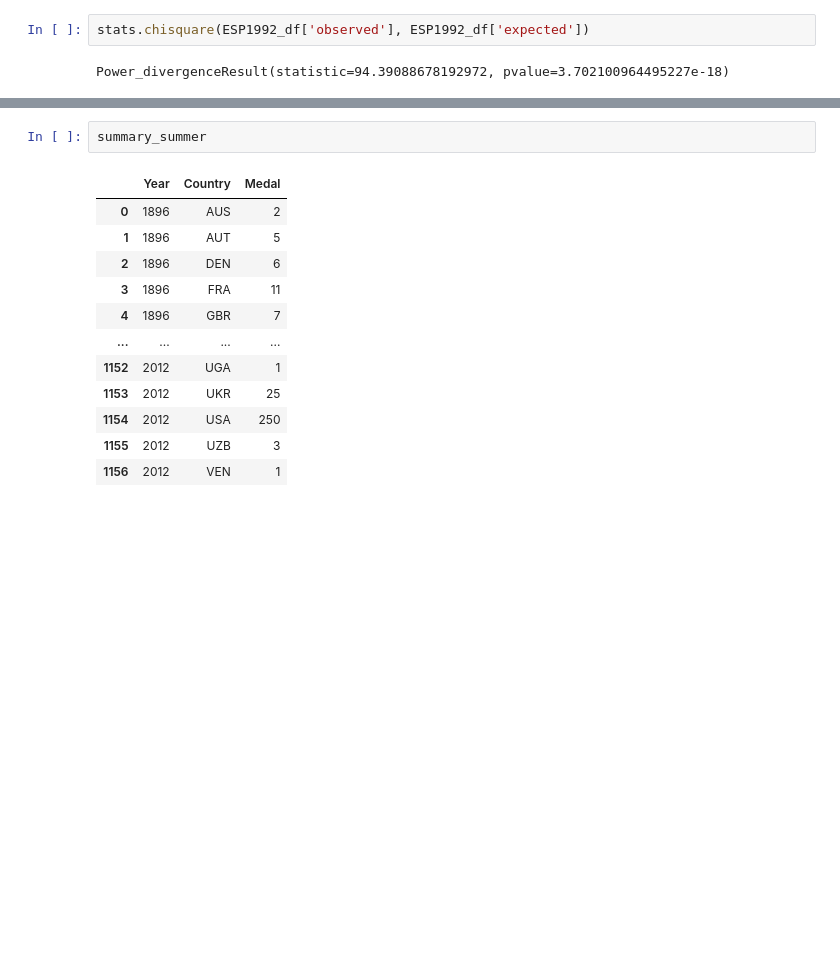
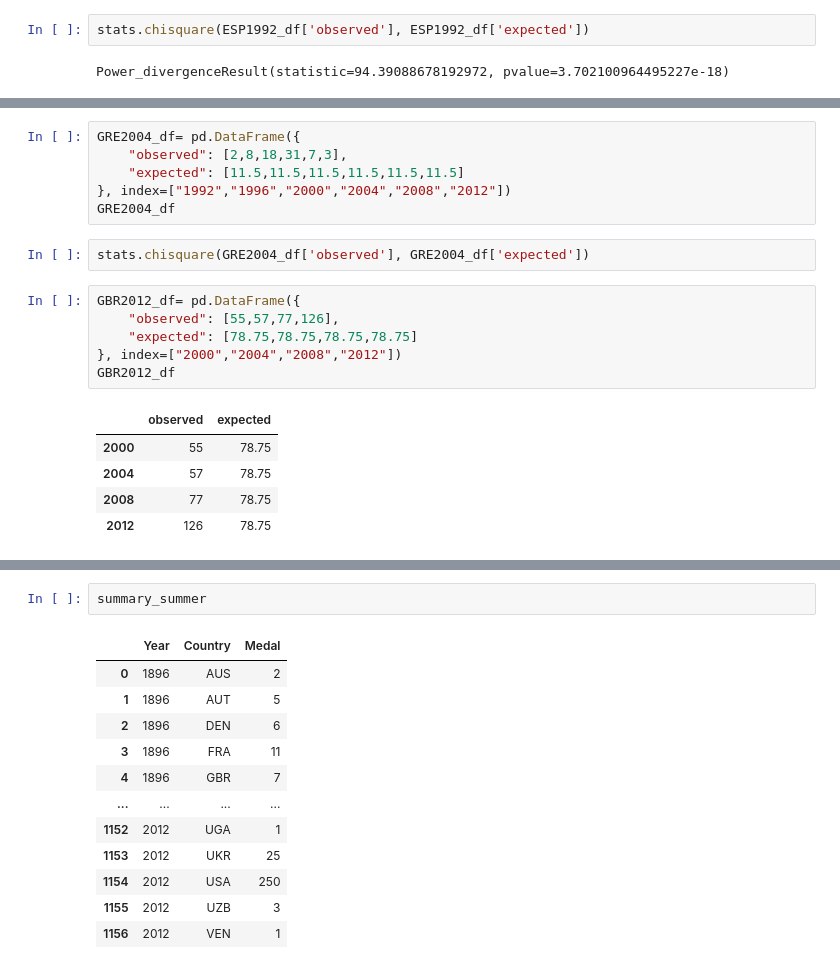
Before and after one commit to TomHOldershaw/Project_1_Team_2, a Jupyter notebook: Q3data.ipynb, the cells around one changed output, grey strips where cells are left out. Drawn from its saved outputs; the diff is of its cells as text; blank space fills up the shorter version.

```diff
--- a/Q3data.ipynb
+++ b/Q3data.ipynb
@@ -543,0 +577,20 @@ host_medals.loc[(host_medals["Country"]=="ESP")].reset_index().tail(30)
+# %%
+GRE2004_df= pd.DataFrame({
+    "observed": [2,8,18,31,7,3],
+    "expected": [11.5,11.5,11.5,11.5,11.5,11.5]
+}, index=["1992","1996","2000","2004","2008","2012"])
+GRE2004_df
+# %%
+stats.chisquare(GRE2004_df['observed'], GRE2004_df['expected'])
+# %%
+GBR2012_df= pd.DataFrame({
+    "observed": [55,57,77,126],
+    "expected": [78.75,78.75,78.75,78.75]
+}, index=["2000","2004","2008","2012"])
+GBR2012_df
+# %% [output]
+|  | observed | expected |
+| 2000 | 55 | 78.75 |
+| 2004 | 57 | 78.75 |
+| 2008 | 77 | 78.75 |
+| 2012 | 126 | 78.75 |
```
Also changed, not shown: parts of 9 cells of this notebook.
